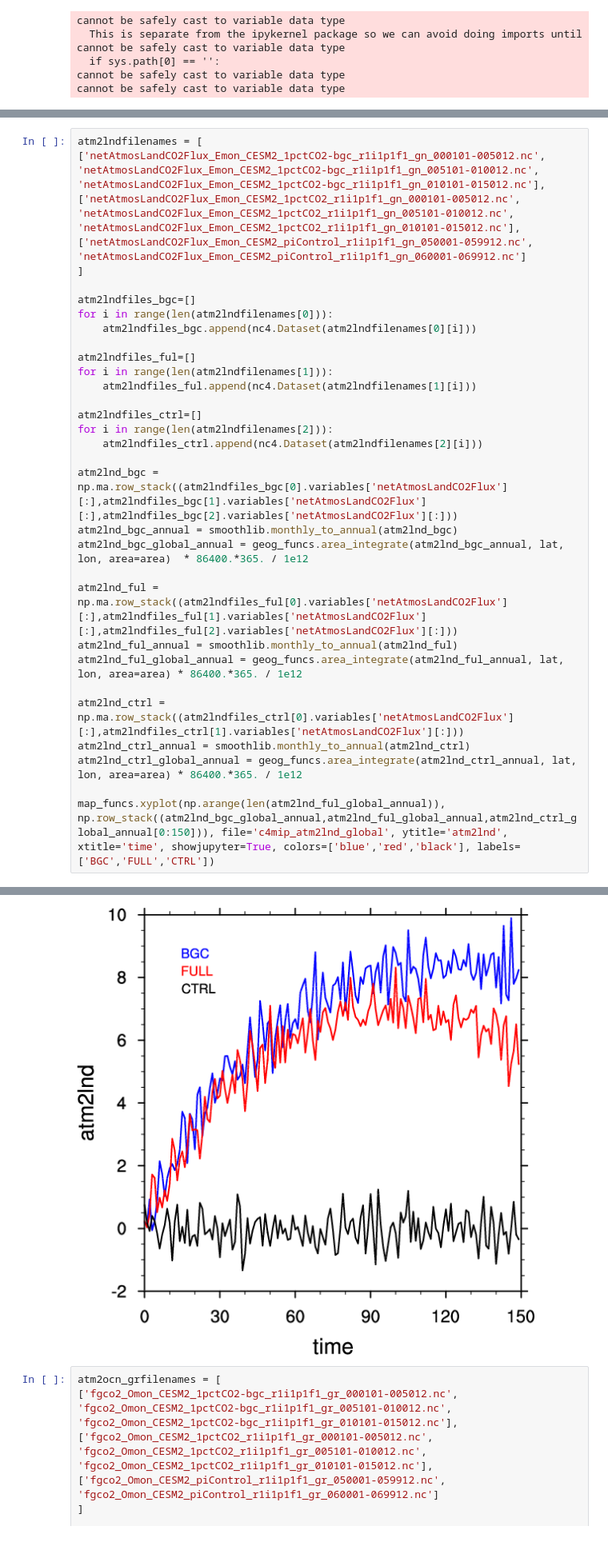
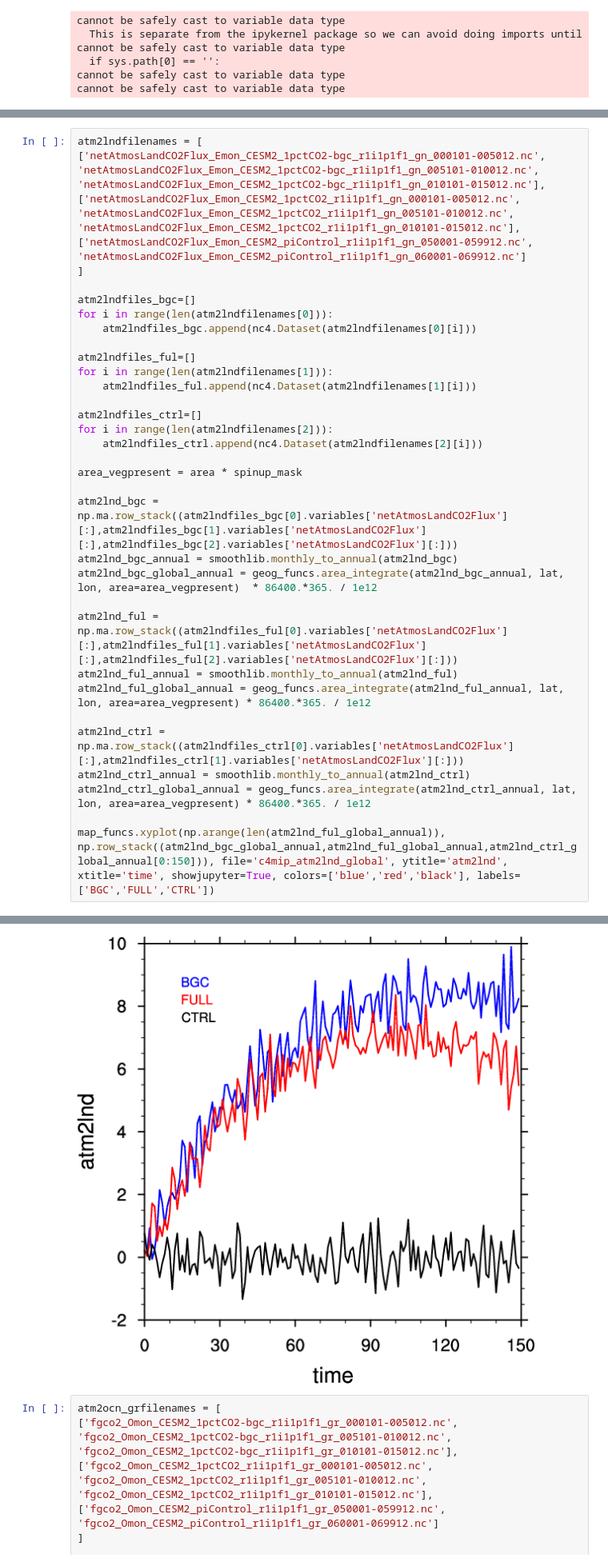
Before and after one commit to ckoven/cesm2_c4mip, a Jupyter notebook: cesm_c4mip.ipynb, the cells around one changed output, grey strips where cells are left out. Shown at 80% size. Cells and saved outputs as stored; diff of their text form.

Commit message:
using cveg mask on all land fluxes for consistency

```diff
--- a/cesm_c4mip.ipynb
+++ b/cesm_c4mip.ipynb
@@ -166,37 +280,39 @@ atm2lndfilenames = [
 'netAtmosLandCO2Flux_Emon_CESM2_piControl_r1i1p1f1_gn_060001-069912.nc']
 ]
 
 atm2lndfiles_bgc=[]
 for i in range(len(atm2lndfilenames[0])):
     atm2lndfiles_bgc.append(nc4.Dataset(atm2lndfilenames[0][i]))
 
 atm2lndfiles_ful=[]
 for i in range(len(atm2lndfilenames[1])):
     atm2lndfiles_ful.append(nc4.Dataset(atm2lndfilenames[1][i]))
 
 atm2lndfiles_ctrl=[]
 for i in range(len(atm2lndfilenames[2])):
     atm2lndfiles_ctrl.append(nc4.Dataset(atm2lndfilenames[2][i]))
 
+area_vegpresent = area * spinup_mask
+
 atm2lnd_bgc = np.ma.row_stack((atm2lndfiles_bgc[0].variables['netAtmosLandCO2Flux'][:],atm2lndfiles_bgc[1].variables['netAtmosLandCO2Flux'][:],atm2lndfiles_bgc[2].variables['netAtmosLandCO2Flux'][:]))
 atm2lnd_bgc_annual = smoothlib.monthly_to_annual(atm2lnd_bgc)
-atm2lnd_bgc_global_annual = geog_funcs.area_integrate(atm2lnd_bgc_annual, lat, lon, area=area)  * 86400.*365. / 1e12
+atm2lnd_bgc_global_annual = geog_funcs.area_integrate(atm2lnd_bgc_annual, lat, lon, area=area_vegpresent)  * 86400.*365. / 1e12
 
 atm2lnd_ful = np.ma.row_stack((atm2lndfiles_ful[0].variables['netAtmosLandCO2Flux'][:],atm2lndfiles_ful[1].variables['netAtmosLandCO2Flux'][:],atm2lndfiles_ful[2].variables['netAtmosLandCO2Flux'][:]))
 atm2lnd_ful_annual = smoothlib.monthly_to_annual(atm2lnd_ful)
-atm2lnd_ful_global_annual = geog_funcs.area_integrate(atm2lnd_ful_annual, lat, lon, area=area) * 86400.*365. / 1e12
+atm2lnd_ful_global_annual = geog_funcs.area_integrate(atm2lnd_ful_annual, lat, lon, area=area_vegpresent) * 86400.*365. / 1e12
 
 atm2lnd_ctrl = np.ma.row_stack((atm2lndfiles_ctrl[0].variables['netAtmosLandCO2Flux'][:],atm2lndfiles_ctrl[1].variables['netAtmosLandCO2Flux'][:]))
 atm2lnd_ctrl_annual = smoothlib.monthly_to_annual(atm2lnd_ctrl)
-atm2lnd_ctrl_global_annual = geog_funcs.area_integrate(atm2lnd_ctrl_annual, lat, lon, area=area) * 86400.*365. / 1e12
+atm2lnd_ctrl_global_annual = geog_funcs.area_integrate(atm2lnd_ctrl_annual, lat, lon, area=area_vegpresent) * 86400.*365. / 1e12
 
 map_funcs.xyplot(np.arange(len(atm2lnd_ful_global_annual)), np.row_stack((atm2lnd_bgc_global_annual,atm2lnd_ful_global_annual,atm2lnd_ctrl_global_annual[0:150])), file='c4mip_atm2lnd_global', ytitle='atm2lnd', xtitle='time', showjupyter=True, colors=['blue','red','black'], labels=['BGC','FULL','CTRL'])
 # %% [output]
 cannot be safely cast to variable data type
 cannot be safely cast to variable data type
 cannot be safely cast to variable data type
 showing file c4mip_atm2lnd_global
-[figure, old version]
+[figure, new version]
 # %%
 atm2ocn_grfilenames = [
 ['fgco2_Omon_CESM2_1pctCO2-bgc_r1i1p1f1_gr_000101-005012.nc',
```
Also changed, not shown: parts of 7 cells of this notebook.
